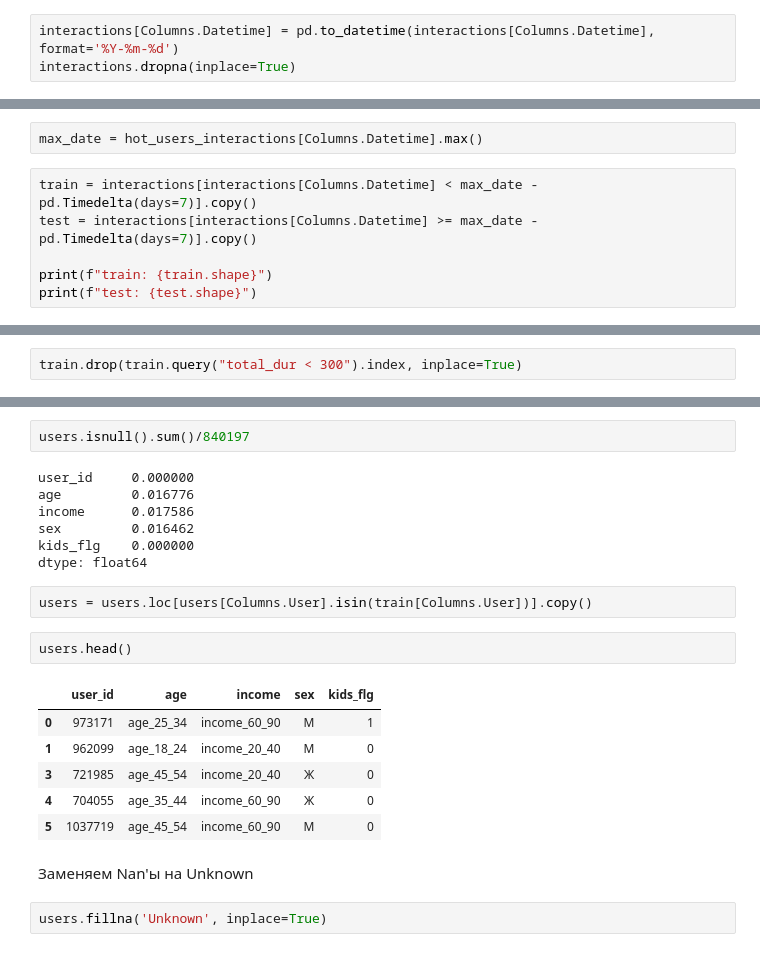
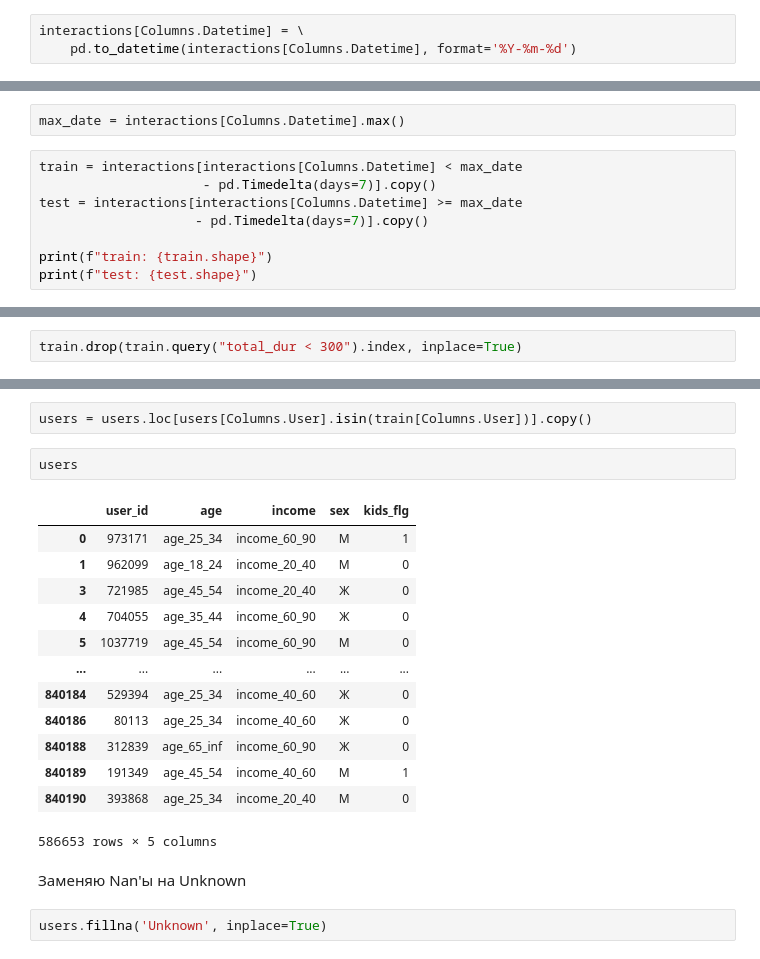
Before and after one commit to Varfalamei/RecoServiceMTS, a Jupyter notebook: notebooks/ALS_LightFM_MF.ipynb, the cells around one changed output, grey strips where cells are left out. Drawn from its saved outputs; the diff is of its cells as text.

```diff
--- a/notebooks/ALS_LightFM_MF.ipynb
+++ b/notebooks/ALS_LightFM_MF.ipynb
@@ -89,3 +84,3 @@ dtype: int64
 # %%
-interactions[Columns.Datetime] = pd.to_datetime(interactions[Columns.Datetime], format='%Y-%m-%d')
-interactions.dropna(inplace=True)
+interactions[Columns.Datetime] = \
+    pd.to_datetime(interactions[Columns.Datetime], format='%Y-%m-%d')
@@ -184,10 +175,12 @@ Int64Index([609, 3825, 4895, 5069, 2271, 11566, 13390, 9954, 5733, 7434], dtype=
 # %% [markdown]
 # Делим на train и test
 # %%
-max_date = hot_users_interactions[Columns.Datetime].max()
+max_date = interactions[Columns.Datetime].max()
 # %%
-train = interactions[interactions[Columns.Datetime] < max_date - pd.Timedelta(days=7)].copy()
-test = interactions[interactions[Columns.Datetime] >= max_date - pd.Timedelta(days=7)].copy()
+train = interactions[interactions[Columns.Datetime] < max_date
+                     - pd.Timedelta(days=7)].copy()
+test = interactions[interactions[Columns.Datetime] >= max_date
+                    - pd.Timedelta(days=7)].copy()
 
 print(f"train: {train.shape}")
 print(f"test: {test.shape}")
@@ -230,25 +213,23 @@ users.head()
-# %%
-users.isnull().sum()/840197
-# %% [output]
-user_id     0.000000
-age         0.016776
-income      0.017586
-sex         0.016462
-kids_flg    0.000000
-dtype: float64
 # %%
 users = users.loc[users[Columns.User].isin(train[Columns.User])].copy()
 # %%
-users.head()
+users
 # %% [output]
 |  | user_id | age | income | sex | kids_flg |
 | 0 | 973171 | age_25_34 | income_60_90 | М | 1 |
 | 1 | 962099 | age_18_24 | income_20_40 | М | 0 |
 | 3 | 721985 | age_45_54 | income_20_40 | Ж | 0 |
 | 4 | 704055 | age_35_44 | income_60_90 | Ж | 0 |
 | 5 | 1037719 | age_45_54 | income_60_90 | М | 0 |
+| ... | ... | ... | ... | ... | ... |
+| 840184 | 529394 | age_25_34 | income_40_60 | Ж | 0 |
+| 840186 | 80113 | age_25_34 | income_40_60 | Ж | 0 |
+| 840188 | 312839 | age_65_inf | income_60_90 | Ж | 0 |
+| 840189 | 191349 | age_45_54 | income_40_60 | М | 1 |
+| 840190 | 393868 | age_25_34 | income_20_40 | М | 0 |
+586653 rows × 5 columns
 # %% [markdown]
-Заменяем Nan'ы на Unknown
+Заменяю Nan'ы на Unknown
 # %%
 users.fillna('Unknown', inplace=True)
 # %%
```
Also changed, not shown: parts of 124 cells of this notebook, 1 other file.
